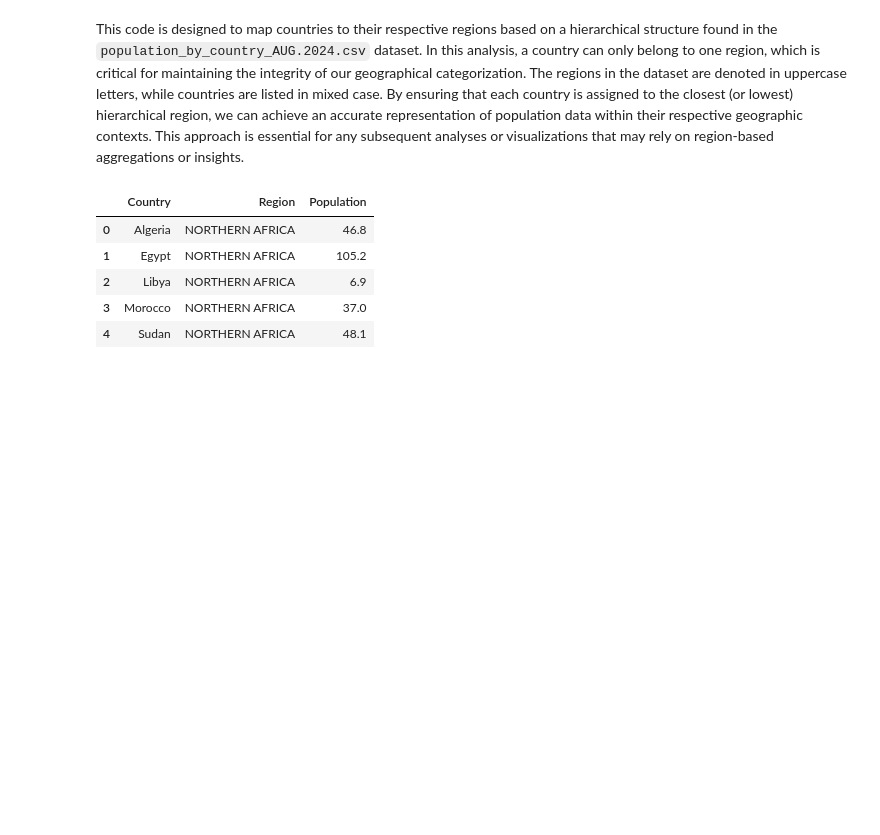
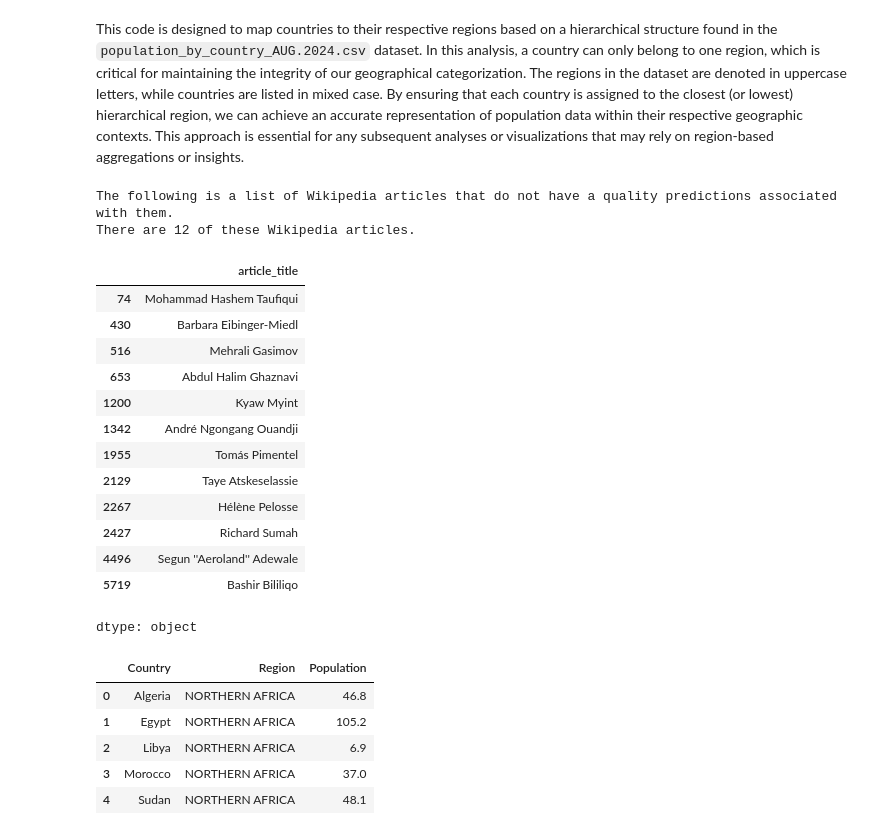
Before and after one commit to navya-eedula-uw/DATA515-Homework-2, a Jupyter notebook: wikipedia_politicians_analysis.ipynb, the cells around one changed output. Drawn from its saved outputs; the diff is of its cells as text; code cells hidden in the pictures; blank space fills up the shorter version.

```diff
--- a/wikipedia_politicians_analysis.ipynb
+++ b/wikipedia_politicians_analysis.ipynb
@@ -663,6 +664,27 @@ print(f"The merged DataFrame contains {len(merged_df_source_with_scores)} rows,
 The merged DataFrame contains 7155 rows, reflecting the total number of Wikipedia articles in the source.
 # %% [markdown]
 This code is designed to map countries to their respective regions based on a hierarchical structure found in the `population_by_country_AUG.2024.csv` dataset. In this analysis, a country can only belong to one region, which is critical for maintaining the integrity of our geographical categorization. The regions in the dataset are denoted in uppercase letters, while countries are listed in mixed case. By ensuring that each country is assigned to the closest (or lowest) hierarchical region, we can achieve an accurate representation of population data within their respective geographic contexts. This approach is essential for any subsequent analyses or visualizations that may rely on region-based aggregations or insights.
+# %%
+print("The following is a list of Wikipedia articles that do not have a quality predictions associated with them.")
+print(f"There are {len(merged_df_source_with_scores[merged_df_source_with_scores['quality_prediction'].isna()]['article_title'])} of these Wikipedia articles.")
+merged_df_source_with_scores[merged_df_source_with_scores['quality_prediction'].isna()]['article_title']
+# %% [output]
+The following is a list of Wikipedia articles that do not have a quality predictions associated with them.
+There are 12 of these Wikipedia articles.
+|  | article_title |
+| 74 | Mohammad Hashem Taufiqui |
+| 430 | Barbara Eibinger-Miedl |
+| 516 | Mehrali Gasimov |
+| 653 | Abdul Halim Ghaznavi |
+| 1200 | Kyaw Myint |
+| 1342 | André Ngongang Ouandji |
+| 1955 | Tomás Pimentel |
+| 2129 | Taye Atskeselassie |
+| 2267 | Hélène Pelosse |
+| 2427 | Richard Sumah |
+| 4496 | Segun ''Aeroland'' Adewale |
+| 5719 | Bashir Bililiqo |
+dtype: object
 # %%
 # Initialize variables to store the current region and a list to hold country-region mappings
 current_region = None
```
Also changed, not shown: parts of 6 cells of this notebook, 1 other file.
